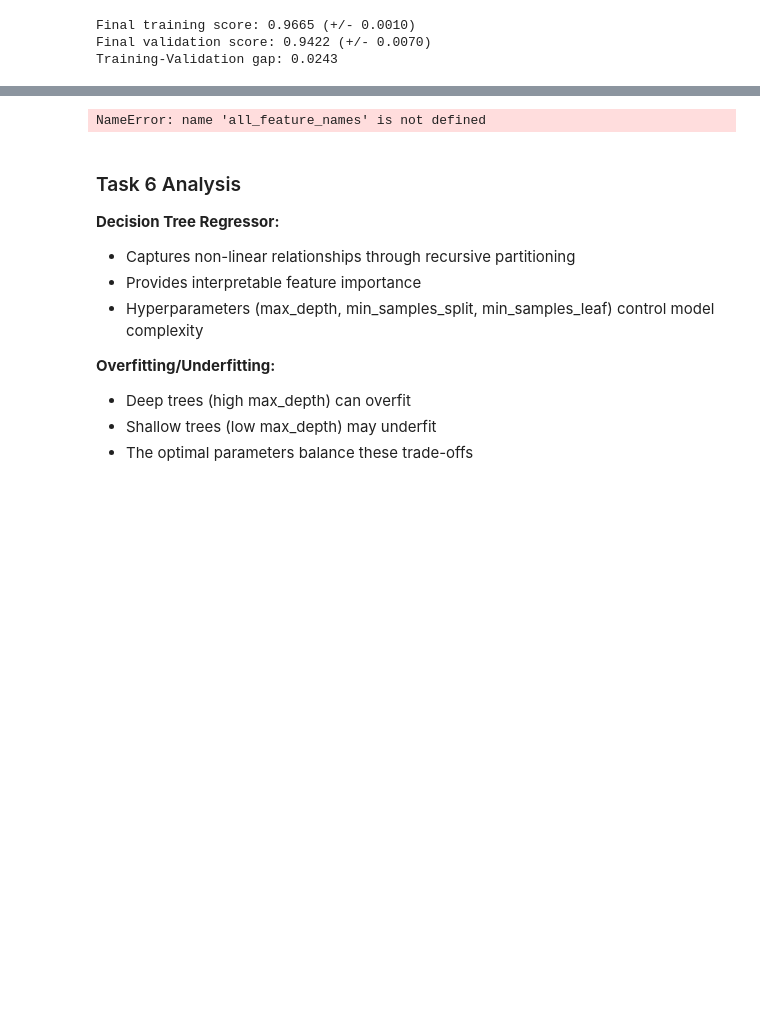
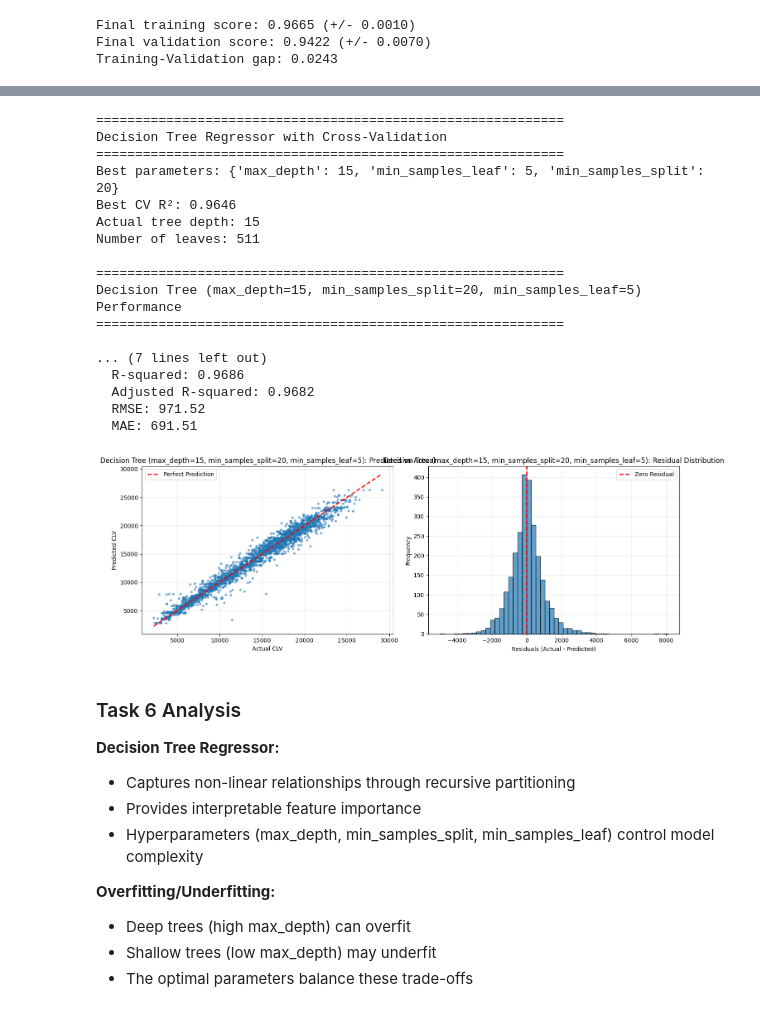
Before and after one commit to nncsimo/DSML2526, a Jupyter notebook: Abgabe/Assignment_02_3214721.ipynb, the cells around one changed output, grey strips where cells are left out. Drawn from its saved outputs; the diff is of its cells as text; code cells hidden in the pictures; blank space fills up the shorter version.

```diff
--- a/Abgabe/Assignment_02_3214721.ipynb
+++ b/Abgabe/Assignment_02_3214721.ipynb
@@ -1361,22 +1382,62 @@ Test Set:
 # %%
-# Feature importance from tree
-tree_importance = pd.DataFrame({
-    'Feature': all_feature_names,
-    'Importance': tree_grid.best_estimator_.feature_importances_
-}).sort_values('Importance', ascending=False)
+# Decision Tree Regressor with GridSearchCV
+print("\n" + "="*60)
+print("Decision Tree Regressor with Cross-Validation")
+print("="*60)
 
-print("\nTop 10 Most Important Features (Decision Tree):")
-print(tree_importance.head(10).to_string(index=False))
+# Create adjusted R² scorer for Decision Tree features
+n_features_tree = X_train_processed.shape[1]
+adjusted_r2_scorer_tree = make_scorer(
+    lambda y_true, y_pred: adjusted_r2_score(y_true, y_pred, n_features_tree),
+    greater_is_better=True
+)
 
-# Visualize feature importance
-plt.figure(figsize=(12, 8))
-top_importance = tree_importance.head(15)
-plt.barh(range(len(top_importance)), top_importance['Importance'], color='steelblue')
-plt.yticks(range(len(top_importance)), top_importance['Feature'])
-plt.xlabel('Importance')
-plt.title('Top 15 Feature Importances (Decision Tree)')
-plt.gca().invert_yaxis()
-plt.tight_layout()
-plt.show()
+tree_params = {
+    'max_depth': [3, 5, 7, 10, 15, None],
+    'min_samples_split': [2, 5, 10, 20],
+    'min_samples_leaf': [1, 2, 5, 10]
+}
+
+tree_grid = GridSearchCV(
+    DecisionTreeRegressor(random_state=RANDOM_STATE),
+    tree_params,
+    cv=5,
+    scoring=adjusted_r2_scorer_tree,
+    return_train_score=True,
+    n_jobs=-1
+)
+
+tree_grid.fit(X_train_processed, y_train)
+
+print(f"Best parameters: {tree_grid.best_params_}")
+print(f"Best CV R²: {tree_grid.best_score_:.4f}")
+print(f"Actual tree depth: {tree_grid.best_estimator_.get_depth()}")
+print(f"Number of leaves: {tree_grid.best_estimator_.get_n_leaves()}")
+
+# Evaluate best Decision Tree model
+tree_tuned_metrics, tree_tuned_pred = evaluate_model(
+    tree_grid.best_estimator_, X_train_processed, X_test_processed,
+    y_train, y_test,
+    f"Decision Tree (max_depth={tree_grid.best_params_['max_depth']}, min_samples_split={tree_grid.best_params_['min_samples_split']}, min_samples_leaf={tree_grid.best_params_['min_samples_leaf']})"
+)
+
+advanced_model_results.append(tree_tuned_metrics)
 # %% [output]
-NameError: name 'all_feature_names' is not defined
+============================================================
+Decision Tree Regressor with Cross-Validation
+============================================================
+Best parameters: {'max_depth': 15, 'min_samples_leaf': 5, 'min_samples_split': 20}
+Best CV R²: 0.9646
+Actual tree depth: 15
+Number of leaves: 511
+
+============================================================
+Decision Tree (max_depth=15, min_samples_split=20, min_samples_leaf=5) Performance
+============================================================
+
+... (7 lines left out)
+  R-squared: 0.9686
+  Adjusted R-squared: 0.9682
+  RMSE: 971.52
+  MAE: 691.51
+[figure, added]
```
Also changed, not shown: parts of 33 cells of this notebook.
